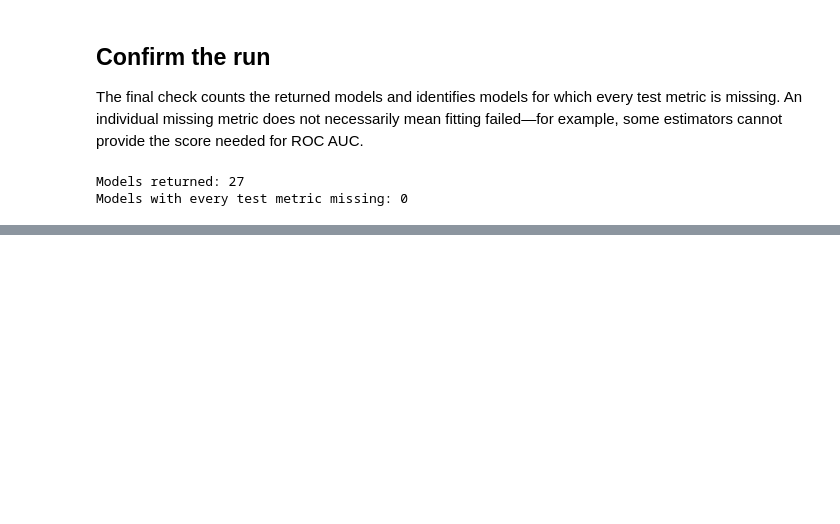
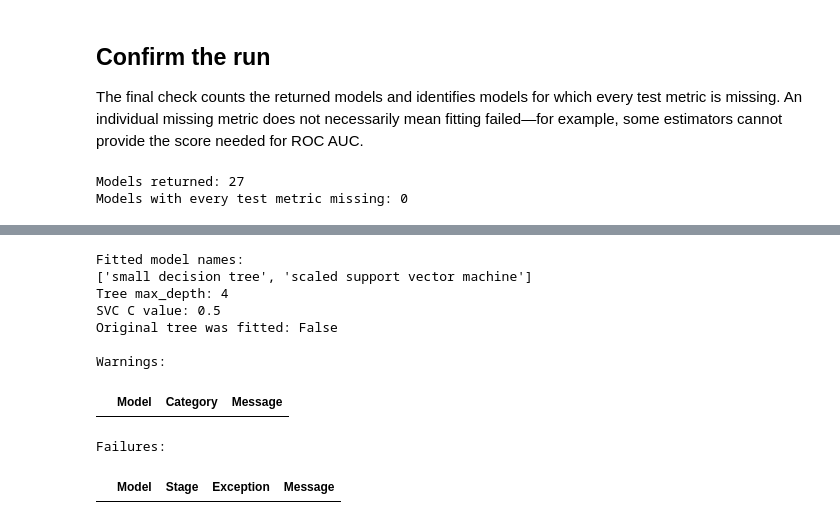
Before and after one commit to LOVE-DOCTOR/MultiTrain, a Jupyter notebook: classification.ipynb, the cells around one changed output, grey strips where cells are left out. Drawn from its saved outputs; the diff is of its cells as text; code cells hidden in the pictures; blank space fills up the shorter version.

```diff
--- a/classification.ipynb
+++ b/classification.ipynb
@@ -150,0 +214,24 @@ Models with every test metric missing: 0
+# %%
+print("Fitted model names:")
+print(list(configured_train.models_))
+fitted_tree = configured_train.models_["small decision tree"]
+fitted_svc = configured_train.models_["scaled support vector machine"]
+print(f"Tree max_depth: {fitted_tree.max_depth}")
+print(f"SVC C value: {fitted_svc.get_params()['svc__C']}")
+print(f"Original tree was fitted: {hasattr(source_tree, 'tree_')}")
+print()
+print("Warnings:")
+display(configured_train.warnings_)
+print("Failures:")
+display(configured_train.failures_)
+# %% [output]
+Fitted model names:
+['small decision tree', 'scaled support vector machine']
+Tree max_depth: 4
+SVC C value: 0.5
+Original tree was fitted: False
+
+Warnings:
+|  | Model | Category | Message |
+Failures:
+|  | Model | Stage | Exception | Message |
```
Also changed, not shown: parts of 6 cells of this notebook, 41 other files.
